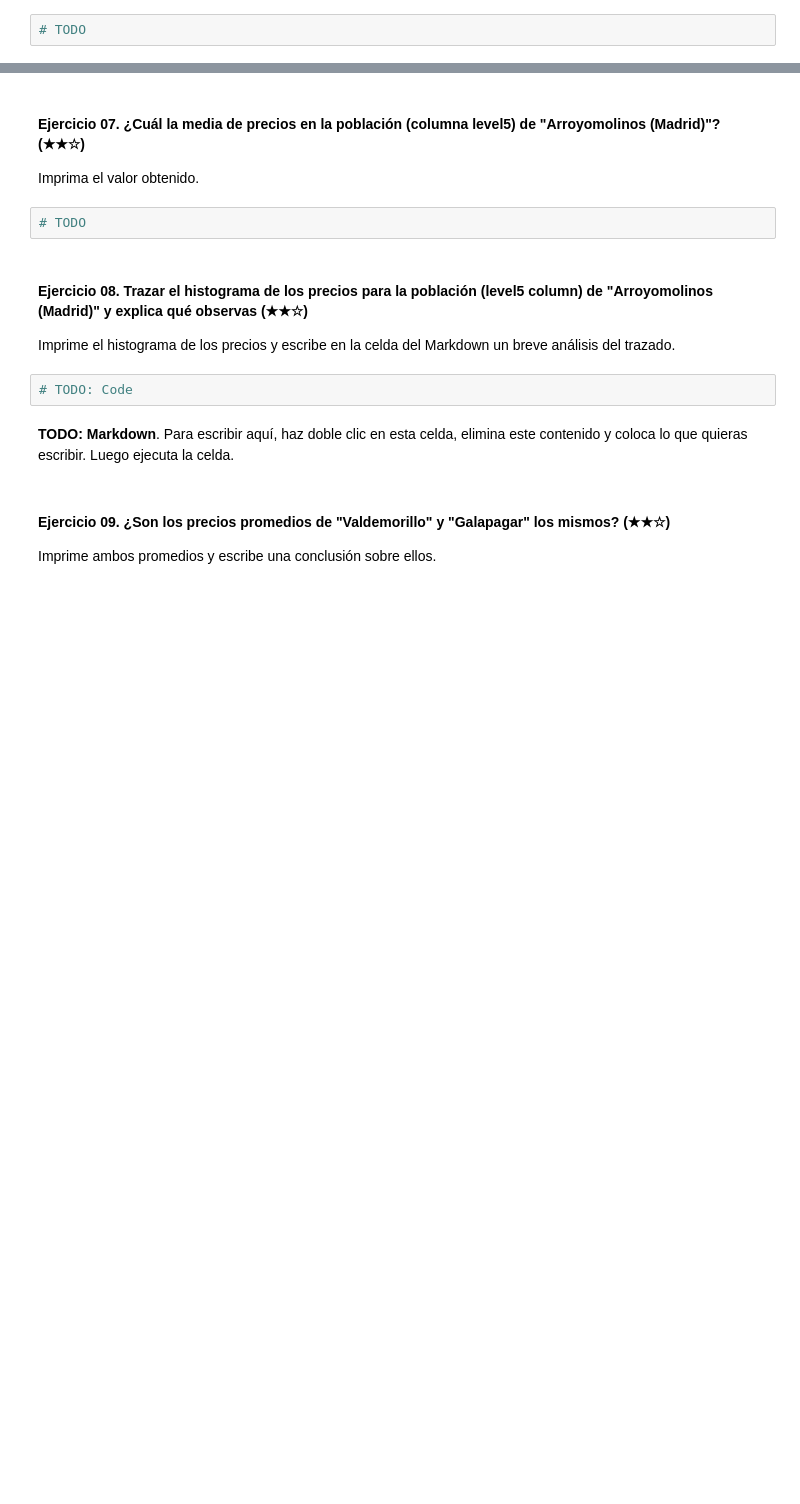
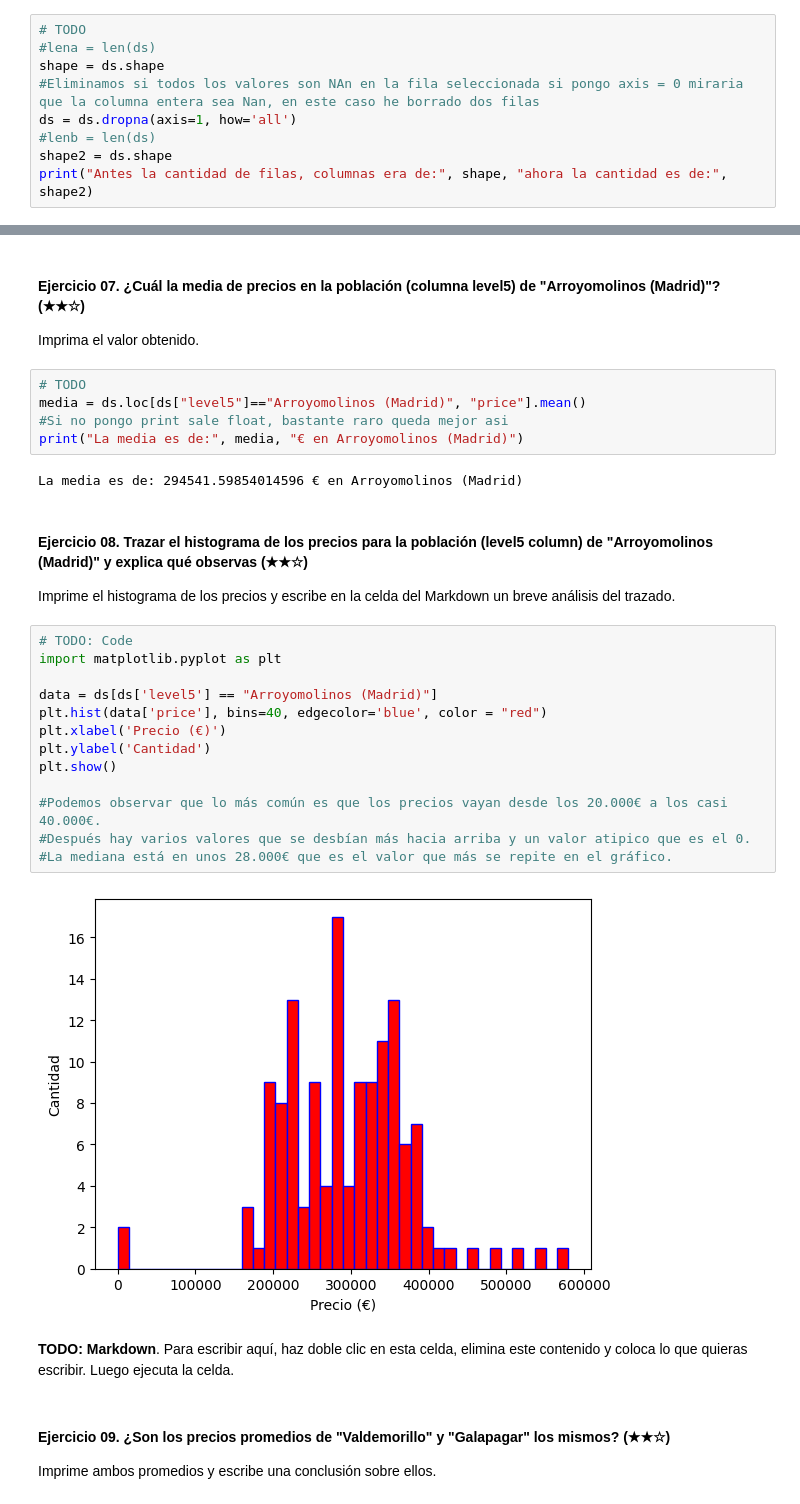
Before and after one commit to AnderTxuCode/anderbermudo-realestate-datacleanup-exercise, a Jupyter notebook: project.es.ipynb, the cells around one changed output, grey strips where cells are left out. Drawn from its saved outputs; the diff is of its cells as text; blank space fills up the shorter version.

```diff
--- a/project.es.ipynb
+++ b/project.es.ipynb
@@ -124,3 +124,10 @@ print(nas)
 Imprima una comparación entre las dimensiones del DataFrame original versus el DataFrame después de las eliminaciones.
 # %%
 # TODO
+#lena = len(ds)
+shape = ds.shape
+#Eliminamos si todos los valores son NAn en la fila seleccionada si pongo axis = 0 miraria que la columna entera sea Nan, en este caso he borrado dos filas
+ds = ds.dropna(axis=1, how='all')
+#lenb = len(ds)
+shape2 = ds.shape
+print("Antes la cantidad de filas, columnas era de:", shape, "ahora la cantidad es de:", shape2)
@@ -130,12 +139,30 @@ Imprima una comparación entre las dimensiones del DataFrame original versus el
 Imprima el valor obtenido.
 # %%
 # TODO
+media = ds.loc[ds["level5"]=="Arroyomolinos (Madrid)", "price"].mean()
+#Si no pongo print sale float, bastante raro queda mejor asi
+print("La media es de:", media, "€ en Arroyomolinos (Madrid)")
+# %% [output]
+La media es de: 294541.59854014596 € en Arroyomolinos (Madrid)
 # %% [markdown]
 #### Ejercicio 08. Trazar el histograma de los precios para la población (level5 column) de "Arroyomolinos (Madrid)" y explica qué observas (★★☆)
 
 Imprime el histograma de los precios y escribe en la celda del Markdown un breve análisis del trazado.
 # %%
 # TODO: Code
+import matplotlib.pyplot as plt
+
+data = ds[ds['level5'] == "Arroyomolinos (Madrid)"]
+plt.hist(data['price'], bins=40, edgecolor='blue', color = "red")
+plt.xlabel('Precio (€)')
+plt.ylabel('Cantidad')
+plt.show()
+
+#Podemos observar que lo más común es que los precios vayan desde los 20.000€ a los casi 40.000€.
+#Después hay varios valores que se desbían más hacia arriba y un valor atipico que es el 0.
+#La mediana está en unos 28.000€ que es el valor que más se repite en el gráfico.
+# %% [output]
+[figure, added]
 # %% [markdown]
 **TODO: Markdown**. Para escribir aquí, haz doble clic en esta celda, elimina este contenido y coloca lo que quieras escribir. Luego ejecuta la celda.
 # %% [markdown]
```
Also changed, not shown: parts of 8 cells of this notebook.
